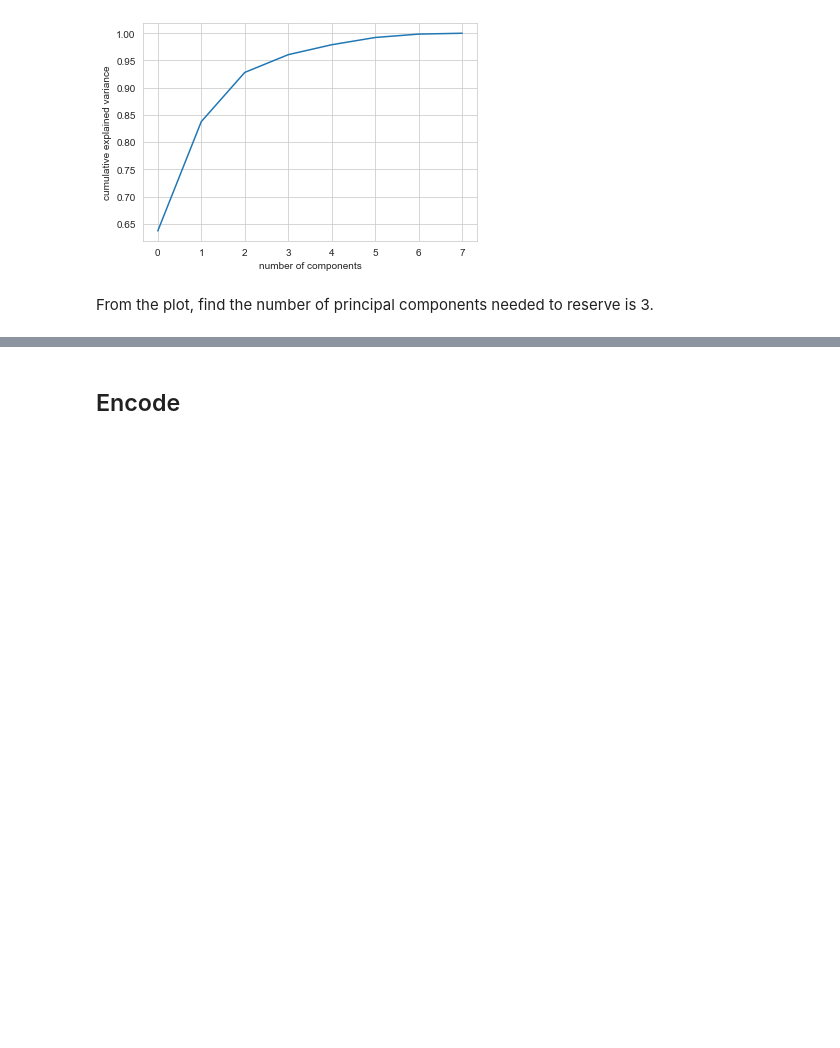
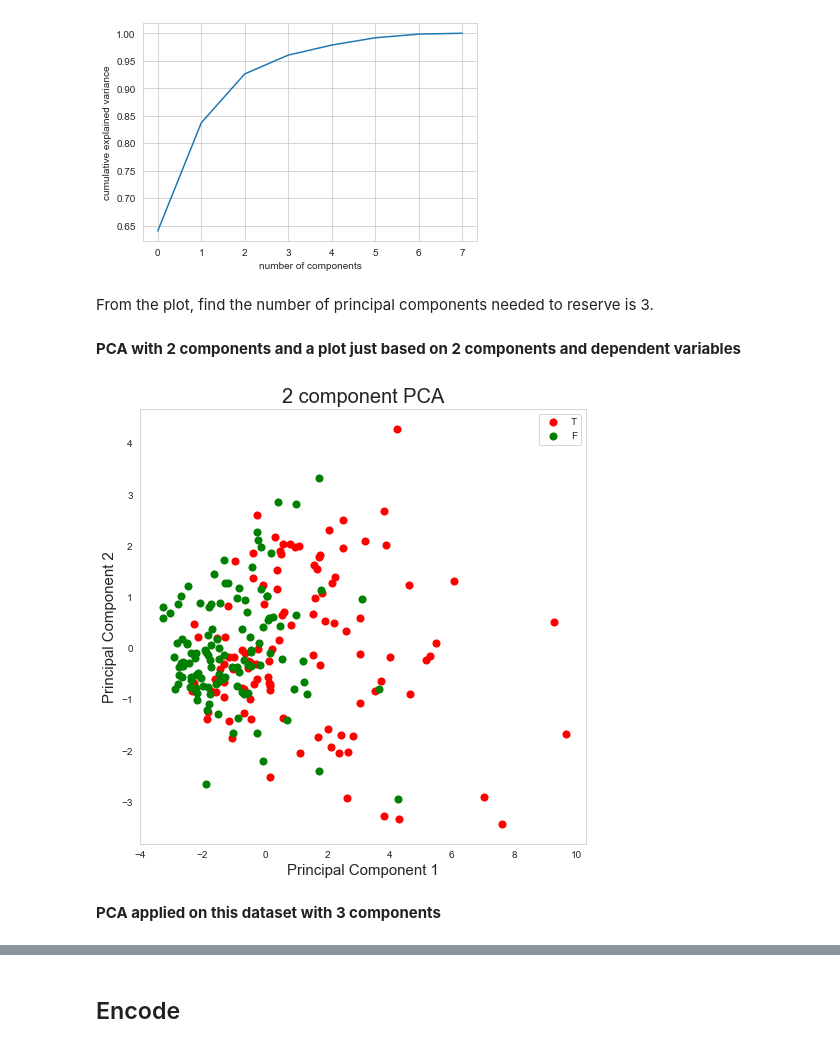
Before and after one commit to chamomile-Z/Lab-Data-Analysis-01, a Jupyter notebook: Zebrafish Data Analysis(EDA+PCA+Encode+Models).ipynb, the cells around one changed output, grey strips where cells are left out. Saved outputs shown, nothing was run; the diff lists cells and outputs as text; code cells hidden in the pictures; blank space fills up the shorter version.

```diff
--- a/Zebrafish Data Analysis(EDA+PCA+Encode+Models).ipynb
+++ b/Zebrafish Data Analysis(EDA+PCA+Encode+Models).ipynb
@@ -240,6 +242,40 @@ Text(0, 0.5, 'cumulative explained variance')
 [figure]
 # %% [markdown]
 From the plot, find the number of principal components needed to reserve is 3.
+# %% [markdown]
+**PCA with 2 components and a plot just based on 2 components and dependent variables**
+# %%
+pca_twocomponents = PCA(n_components = 2)
+pca_components = pca_twocomponents.fit_transform(pca_train)
+
+pcaDf = pd.DataFrame(data = pca_components
+             , columns = ['principal component 1', 'principal component 2'], index = x_train_index)
+
+finalDf = pd.concat([pcaDf, y_train], axis = 1)
+map_Extr = {0 : 'F', 1 : 'T'}
+finalDf['Extr'] = finalDf['Extr'].map(map_Extr)
+# %%
+fig = plt.figure(figsize = (8,8))
+ax = fig.add_subplot(1,1,1)
+ax.set_xlabel('Principal Component 1', fontsize = 15)
+ax.set_ylabel('Principal Component 2', fontsize = 15)
+ax.set_title('2 component PCA', fontsize = 20)
+targets = ['T', 'F']
+colors = ['r', 'g']
+for Extr, color in zip(targets,colors):
+    indicesToKeep = finalDf['Extr'] == Extr
+    ax.scatter(finalDf.loc[indicesToKeep, 'principal component 1']
+               , finalDf.loc[indicesToKeep, 'principal component 2']
+               , c = color
+               , s = 50)
+ax.legend(targets)
+ax.grid()
+
+plt.savefig("F:/Lab/Majo Data/Results/PCA_2 component.jpg")
+# %% [output]
+[figure, added]
+# %% [markdown]
+**PCA applied on this dataset with 3 components**
 # %%
 def myPCA(scaler_train, scaler_test, x_train_index, x_test_index):
     pca = PCA(0.9).fit(scaler_train)
```
Also changed, not shown: parts of 16 cells of this notebook.
